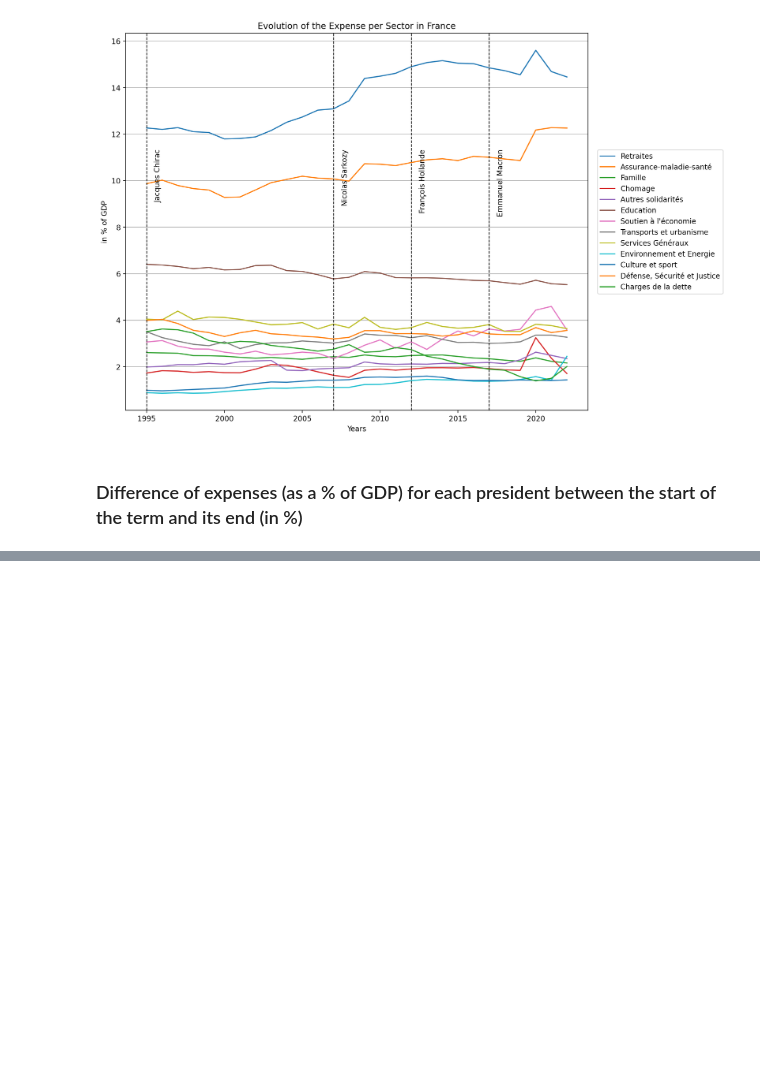
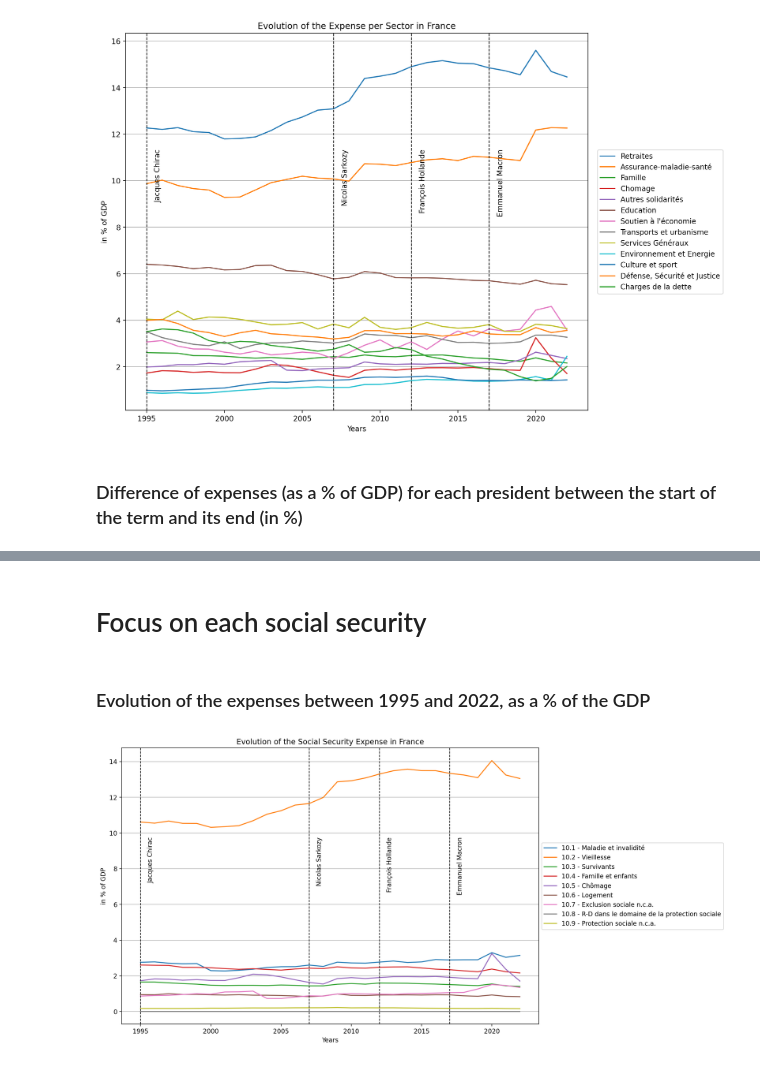
Before and after one commit to UgoLabbe/FR_Dashboard, a Jupyter notebook: France_expenses.ipynb, the cells around one changed output, grey strips where cells are left out. Cells and saved outputs as stored; diff of their text form; code cells hidden in the pictures; blank space fills up the shorter version.

Commit message:
added social security

```diff
--- a/France_expenses.ipynb
+++ b/France_expenses.ipynb
@@ -13,15 +13,16 @@ import numpy as np
 # %% [markdown]
 Add functions, load data and create needed dictionnaries
 # %%
-# President mandates
-president = {
+
+
+# Add president mandates to graphs
+def add_pres():
+    # President mandates
+    president = {
     'Jacques Chirac': [1995, 2007],
     'Nicolas Sarkozy': [2007, 2012],
     'François Hollande': [2012, 2017],
     'Emmanuel Macron': [2017, 2022],}
-
-# Add president mandates to graphs
-def add_pres(president):
     # Add vertical lines for each presidential term
     for president, years in president.items():
         plt.axvline(x=years[0], color='k', linestyle='--', linewidth=1)
@@ -147,0 +131,30 @@ plt.show()
+# %% [markdown]
+# Focus on each social security
+# %% [markdown]
+### Evolution of the expenses between 1995 and 2022, as a % of the GDP
+# %%
+# Dataframe with all "global" budget
+Secu_df = [col for col in df.columns if re.match(r'^10.\d{1}', col)]
+Secu_df = pd.concat([df.iloc[:,0],df[Secu_df]], axis=1)
+
+# Add GDP
+Secu_df = Secu_df.merge(GDP, on='Annuel')
+
+# Do expenses as a proportion of the GDP
+Secu_df.iloc[:,1:10,] = Secu_df.iloc[:,1:10,].div(Secu_df.PIB, axis=0)*100
+
+df_column = Secu_df[Secu_df.columns.drop(['Annuel', 'PIB'])].columns
+
+# Plot
+fig, ax = plt.subplots()
+ax.plot(df['Annuel'], Secu_df[Secu_df.columns.drop(['Annuel', 'PIB'])], label=df_column)
+
+add_pres()
+plt.xlabel('Years')
+plt.ylabel("in % of GDP")
+plt.title('Evolution of the Social Security Expense in France')
+plt.legend(loc='center right', bbox_to_anchor=(1.45, 0.5))
+plt.grid(True, axis='y')
+plt.show()
+# %% [output]
+[figure, added]
```
Also changed, not shown: parts of 6 cells of this notebook.
